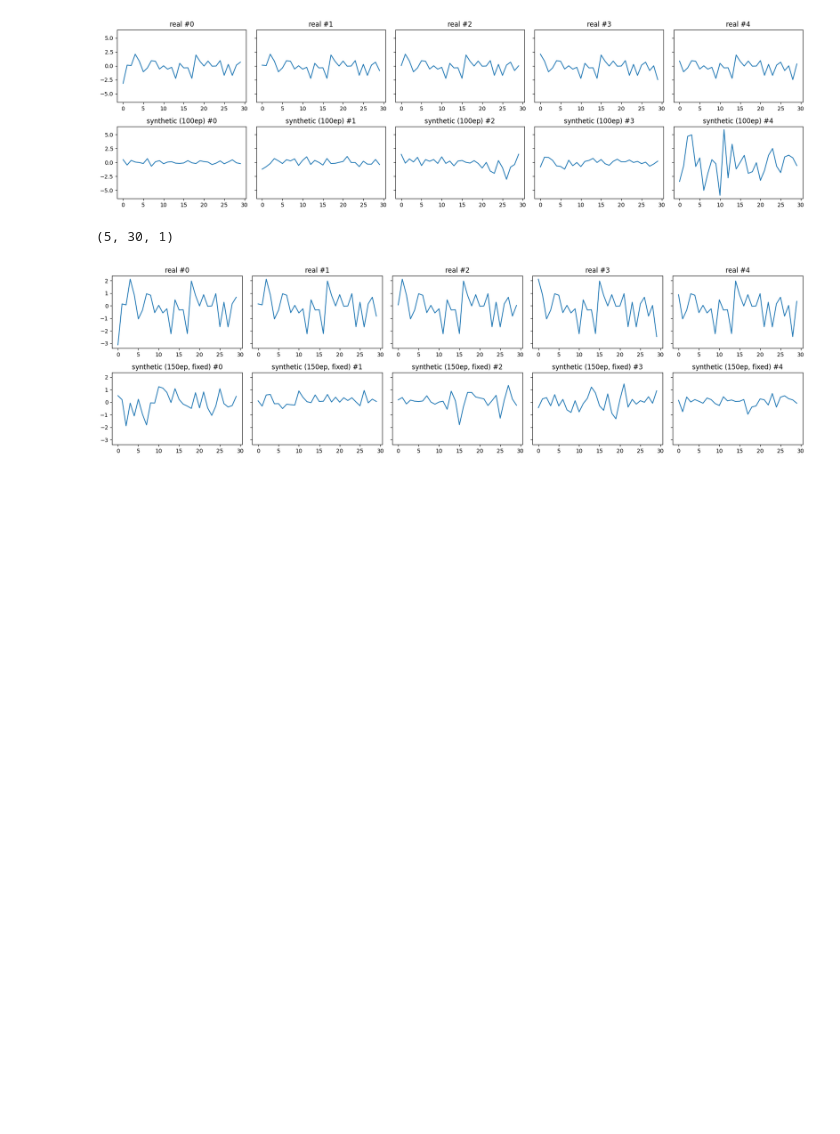
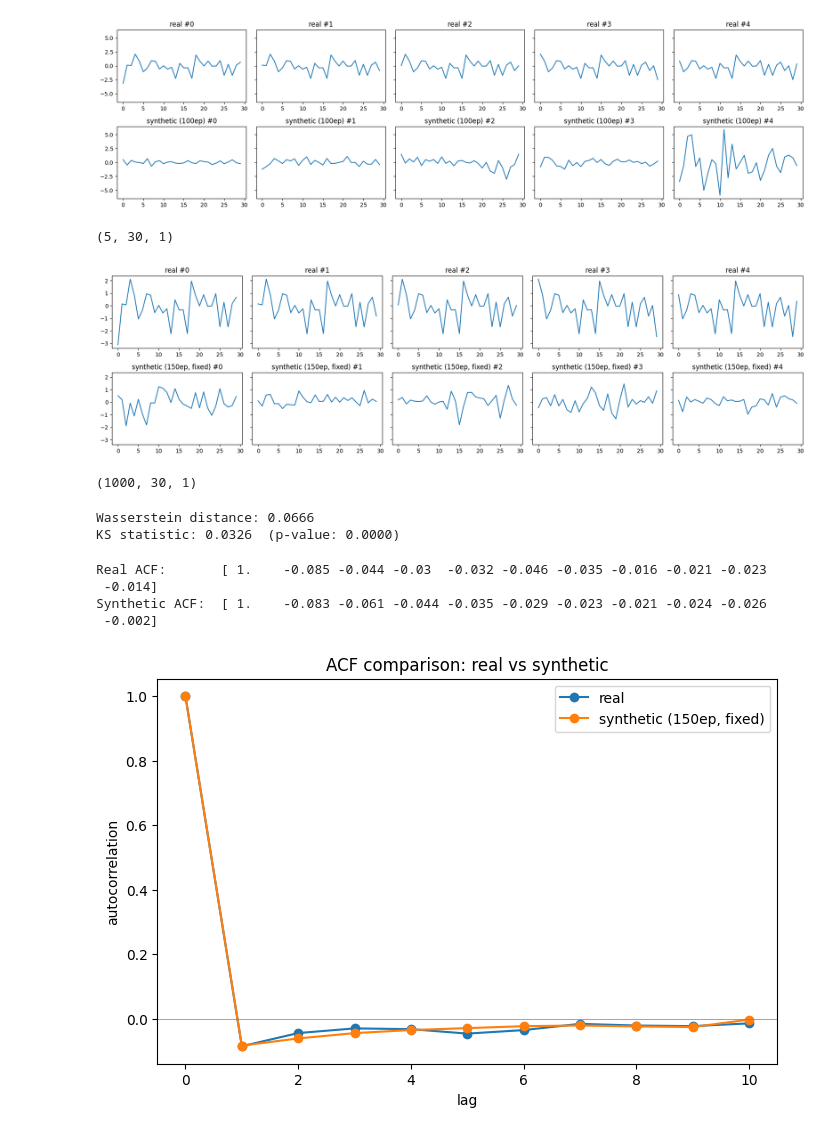
Before and after one commit to srishtidotcom/SynFinBench, a Jupyter notebook: generators/gan/train.ipynb, the cells around one changed output. Cells and saved outputs as stored; diff of their text form; code cells hidden in the pictures; blank space fills up the shorter version.

Commit message:
GAN: fix mode collapse, tune noise_dim/N_CRITIC, add Pillar 1 fidelity eval (Wasserstein=0.067, KS=0.033, ACF match)

```diff
--- a/generators/gan/train.ipynb
+++ b/generators/gan/train.ipynb
@@ -144,3 +158,57 @@ plt.tight_layout()
 plt.show()
 # %% [output]
 [figure]
+# %%
+synthetic_eval = generate_synthetic_paths(G_final, n_paths=1000, seq_len=30)
+print(synthetic_eval.shape)
+# %% [output]
+(1000, 30, 1)
+# %%
+from scipy.stats import wasserstein_distance, ks_2samp
+
+real_flat = train[:, :, 0].flatten()
+synthetic_flat = synthetic_eval[:, :, 0].flatten()
+
+w_dist = wasserstein_distance(real_flat, synthetic_flat)
+ks_stat, ks_pvalue = ks_2samp(real_flat, synthetic_flat)
+
+print(f"Wasserstein distance: {w_dist:.4f}")
+print(f"KS statistic: {ks_stat:.4f}  (p-value: {ks_pvalue:.4f})")
+# %% [output]
+Wasserstein distance: 0.0666
+KS statistic: 0.0326  (p-value: 0.0000)
+# %%
+from statsmodels.tsa.stattools import acf
+import numpy as np
+
+def avg_acf(data, nlags=10):
+    acfs = []
+    for i in range(data.shape[0]):
+        acfs.append(acf(data[i, :, 0], nlags=nlags, fft=True))
+    return np.mean(acfs, axis=0)
+
+real_acf = avg_acf(train)
+synthetic_acf = avg_acf(synthetic_eval)
+
+print("Real ACF:      ", np.round(real_acf, 3))
+print("Synthetic ACF: ", np.round(synthetic_acf, 3))
+# %% [output]
+Real ACF:       [ 1.    -0.085 -0.044 -0.03  -0.032 -0.046 -0.035 -0.016 -0.021 -0.023
+ -0.014]
+Synthetic ACF:  [ 1.    -0.083 -0.061 -0.044 -0.035 -0.029 -0.023 -0.021 -0.024 -0.026
+ -0.002]
+# %%
+import matplotlib.pyplot as plt
+
+lags = np.arange(len(real_acf))
+plt.figure(figsize=(8, 5))
+plt.plot(lags, real_acf, marker='o', label='real')
+plt.plot(lags, synthetic_acf, marker='o', label='synthetic (150ep, fixed)')
+plt.axhline(0, color='gray', linewidth=0.5)
+plt.xlabel('lag')
+plt.ylabel('autocorrelation')
+plt.legend()
+plt.title('ACF comparison: real vs synthetic')
+plt.show()
+# %% [output]
+[figure, added]
```
Also changed, not shown: parts of 1 cell of this notebook.
